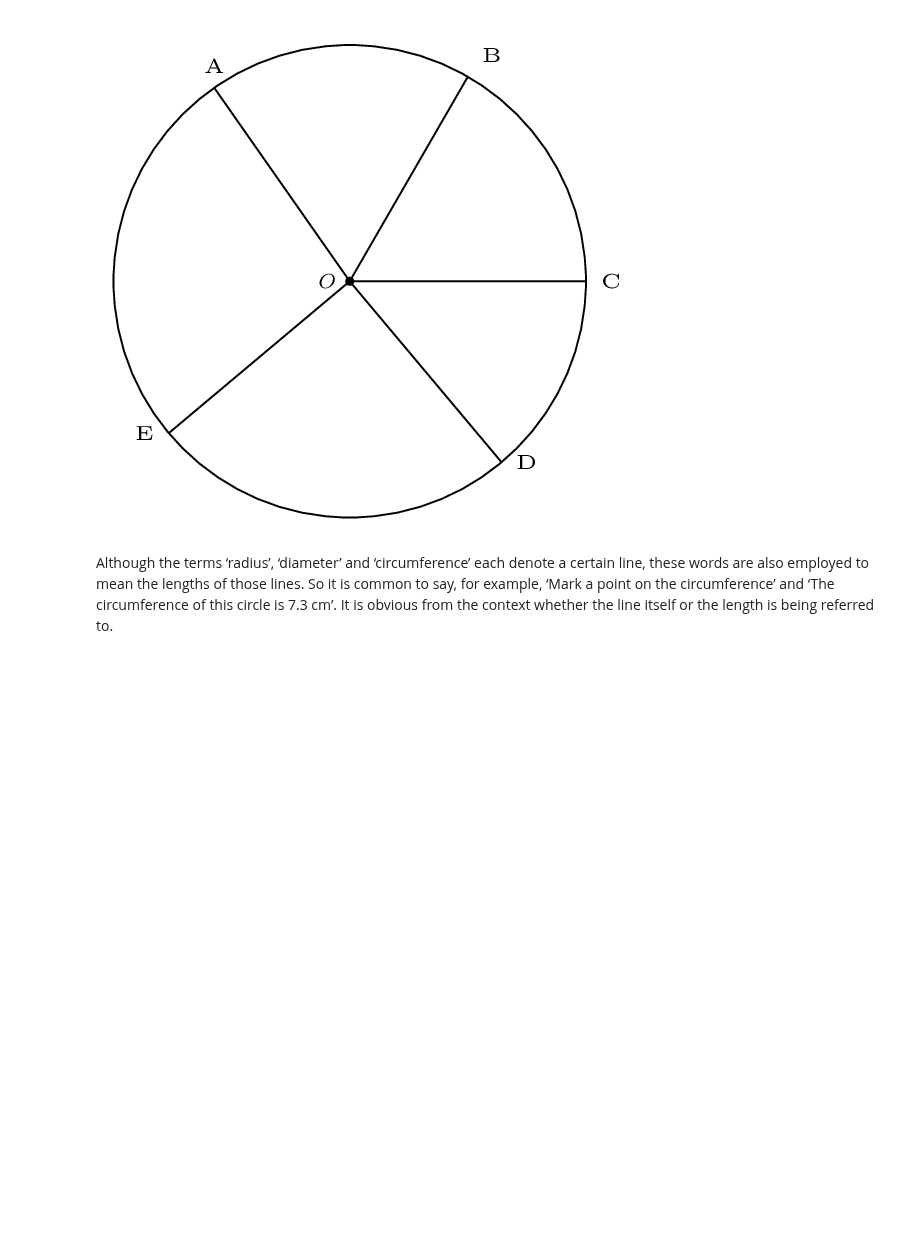
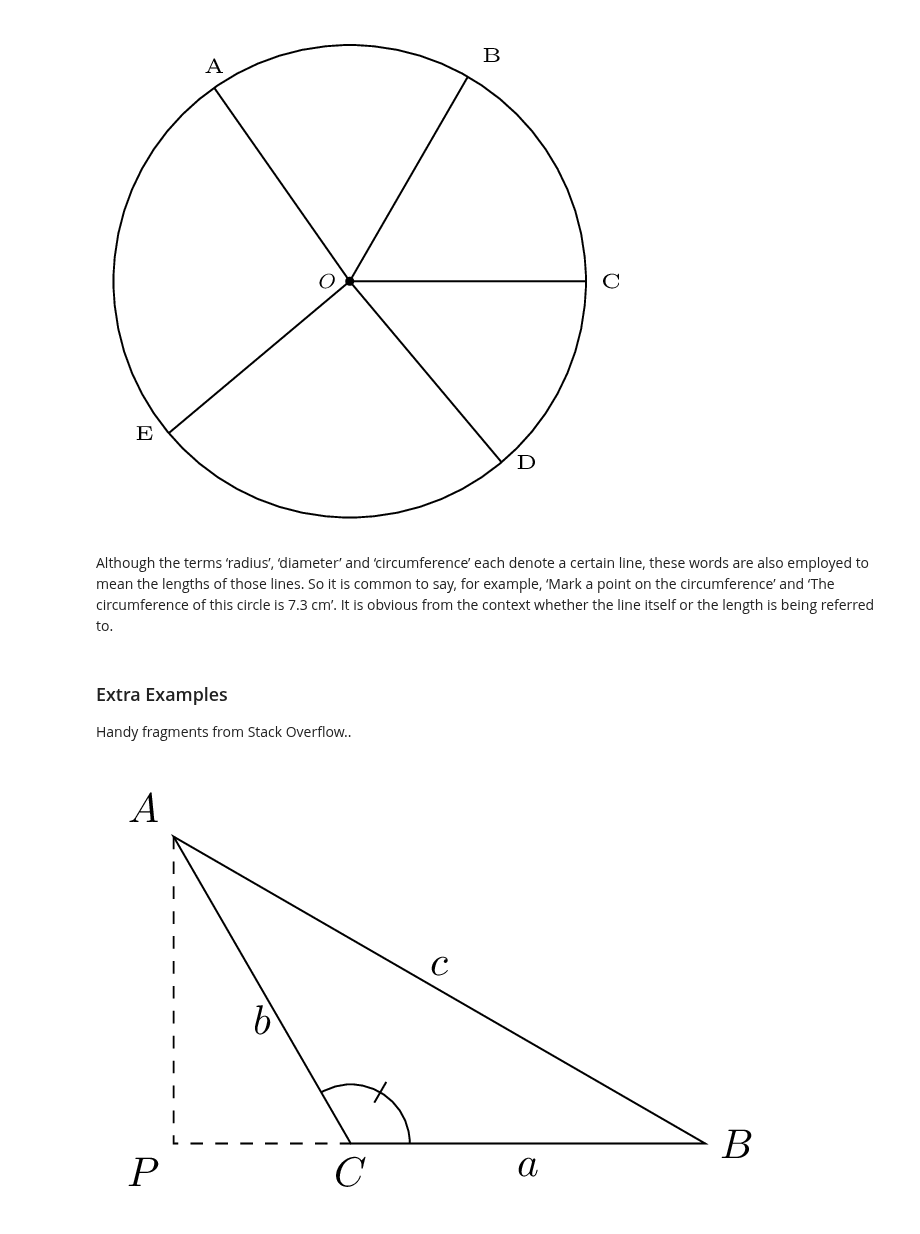
Before and after one commit to psychemedia/showntell, a Jupyter notebook: OpenLearn_Geometry.ipynb, the cells around one changed output. Saved outputs shown, nothing was run; the diff lists cells and outputs as text; code cells hidden in the pictures; blank space fills up the shorter version.

```diff
--- a/OpenLearn_Geometry.ipynb
+++ b/OpenLearn_Geometry.ipynb
@@ -154,3 +153,22 @@ In the circle below, the lines labelled `OA`, `OB`, `OC`, `OD` and `OE` are all
 [figure]
 # %% [markdown]
 Although the terms ‘radius’, ‘diameter’ and ‘circumference’ each denote a certain line, these words are also employed to mean the lengths of those lines. So it is common to say, for example, ‘Mark a point on the circumference’ and ‘The circumference of this circle is 7.3 cm’. It is obvious from the context whether the line itself or the length is being referred to.
+# %% [markdown]
+### Extra Examples
+
+Handy fragments from Stack Overflow..
+# %%
+%%tikz
+%https://tex.stackexchange.com/a/197711
+\path (120:3) coordinate (A) (0:3) coordinate (B) (0:0) coordinate (C);
+\draw (A)
+  -- (B) node [at start, above left] {$A$} node [midway, above] {$c$}
+  -- (C) node [at start, right]      {$B$} node [midway, below] {$a$}
+  -- (A) node [at start, below]      {$C$} node [midway, below] {$b$}
+  -- cycle;
+\draw [dashed] (A) |- (C) node [midway, below left] {$P$};
+
+%The -- (60:.6) element adds the tick to the angle
+\draw (0:.5) arc (0:120:.5) (60:.4) -- (60:.6);
+# %% [output]
+[figure, added]
```
Also changed, not shown: parts of 2 cells of this notebook, 1 other file.
